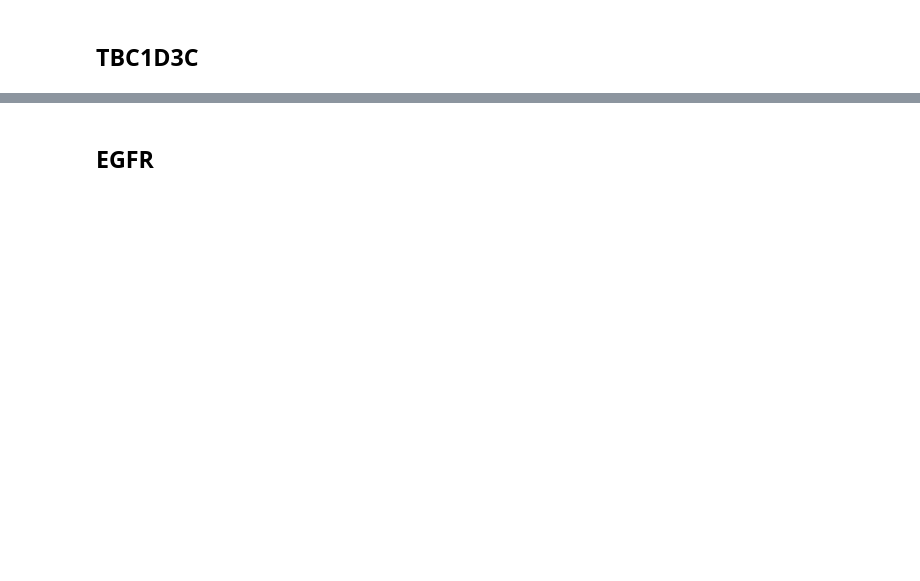
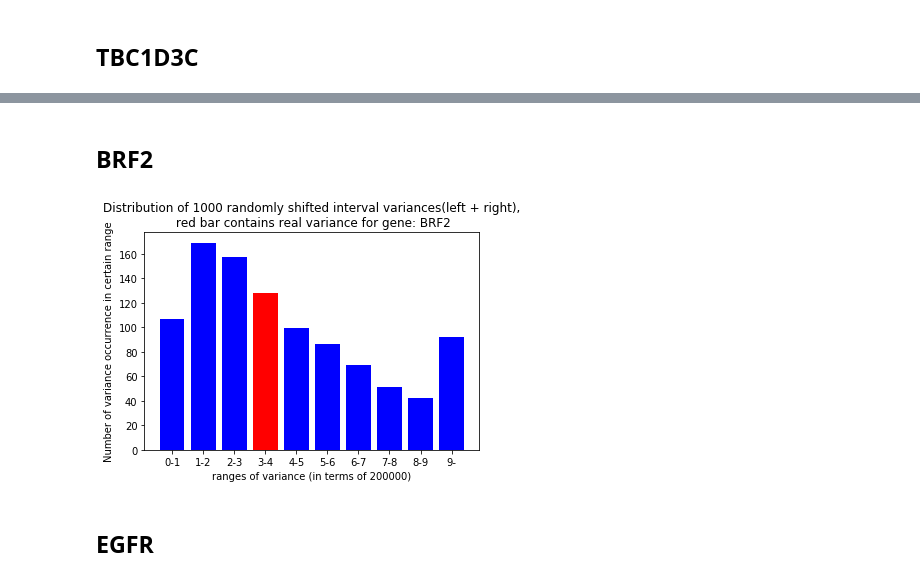
Before and after one commit to ShangqingGu/Analyze-ecDNA, a Jupyter notebook: Variance_analyser.ipynb, the cells around one changed output, grey strips where cells are left out. Cells and saved outputs as stored; diff of their text form; code cells hidden in the pictures; blank space fills up the shorter version.

```diff
--- a/Variance_analyser.ipynb
+++ b/Variance_analyser.ipynb
@@ -122,3 +134,9 @@ analyze_significance("TBC1D3C", intervl_data, oncogene_data, num_bins=10, bin_si
+# %% [markdown]
+## BRF2
+# %%
+analyze_significance("BRF2", intervl_data, oncogene_data, bin_size=200000)
+# %% [output]
+[figure, added]
 # %% [markdown]
 ## EGFR
 # %%
```
Also changed, not shown: parts of 16 cells of this notebook.
